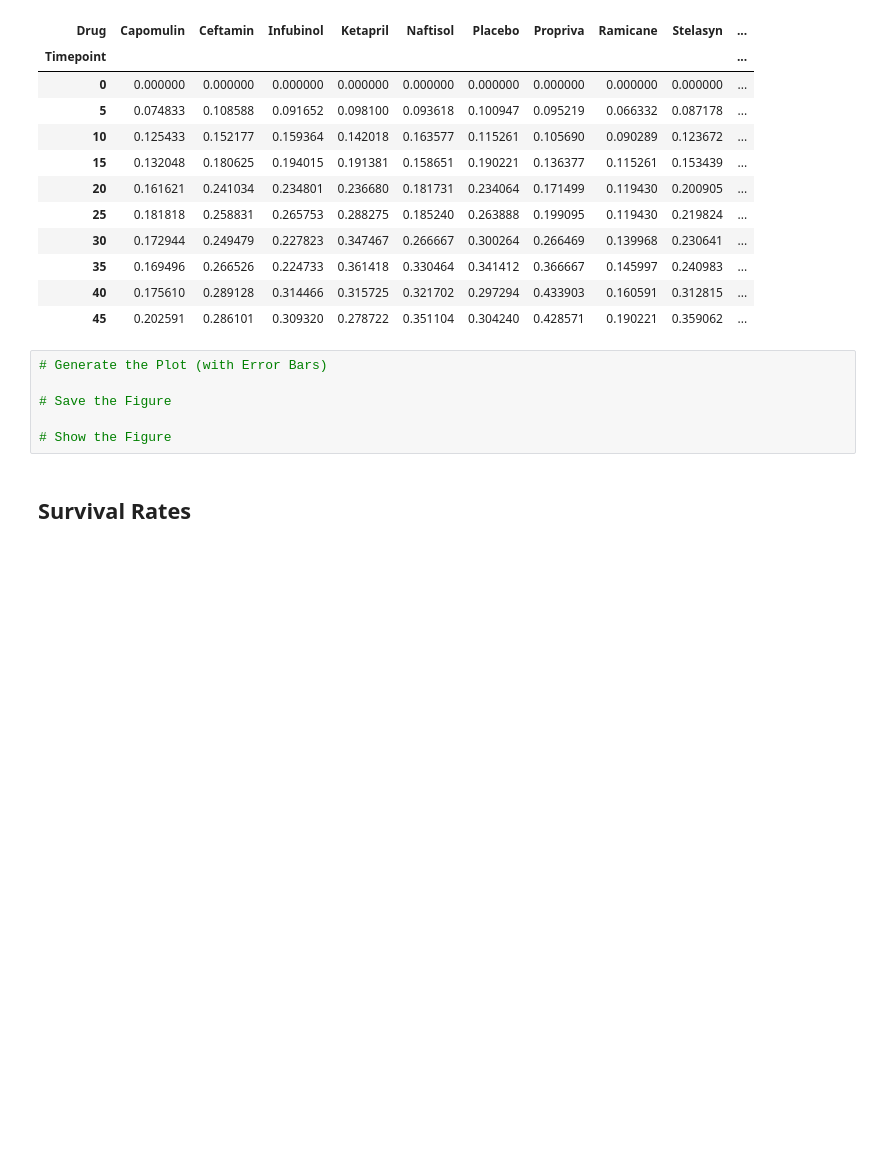
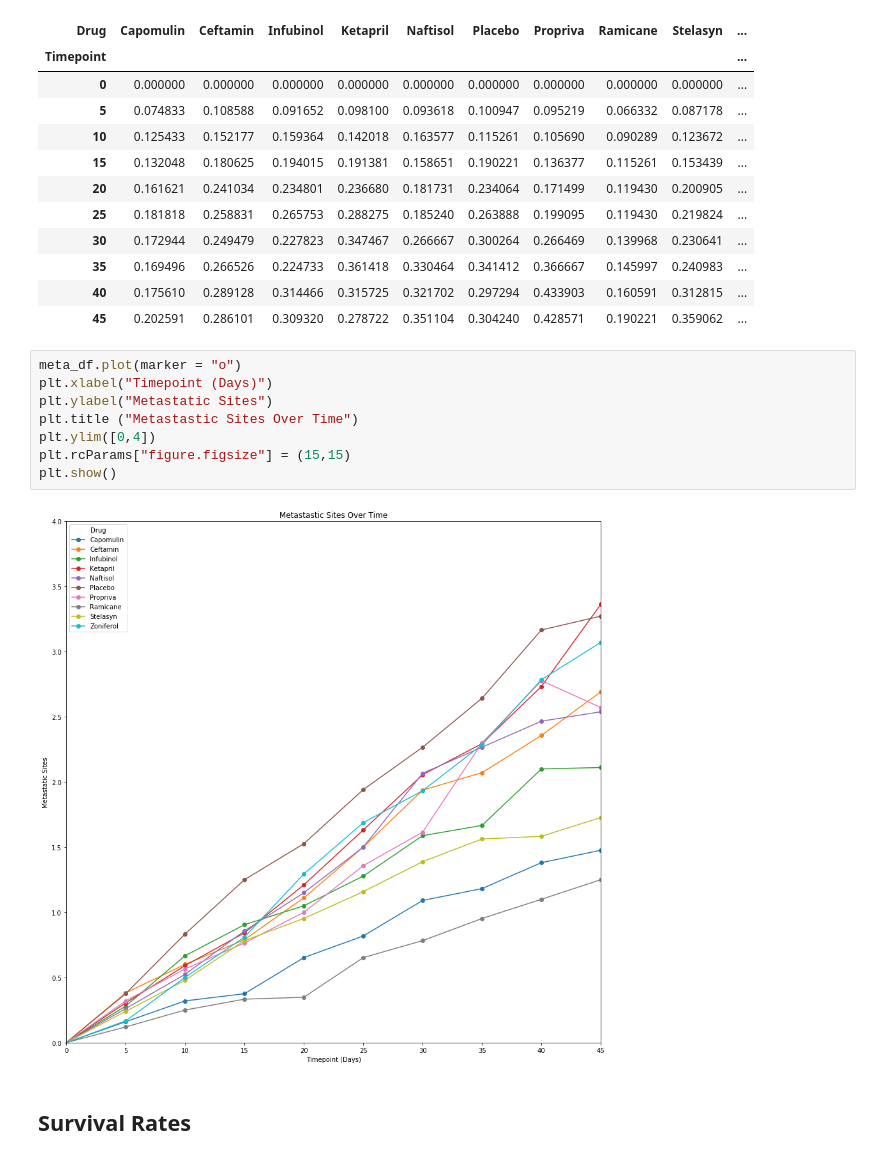
Before and after one commit to cswanson618/matplotlib-challenge, a Jupyter notebook: Pymaceuticals/pymaceuticals_swanson.ipynb, the cells around one changed output. Saved outputs shown, nothing was run; the diff lists cells and outputs as text; blank space fills up the shorter version.

```diff
--- a/Pymaceuticals/pymaceuticals_swanson.ipynb
+++ b/Pymaceuticals/pymaceuticals_swanson.ipynb
@@ -106,12 +110,16 @@ meta_sem_df_final
 | 35 | 0.169496 | 0.266526 | 0.224733 | 0.361418 | 0.330464 | 0.341412 | 0.366667 | 0.145997 | 0.240983 | ... |
 | 40 | 0.175610 | 0.289128 | 0.314466 | 0.315725 | 0.321702 | 0.297294 | 0.433903 | 0.160591 | 0.312815 | ... |
 | 45 | 0.202591 | 0.286101 | 0.309320 | 0.278722 | 0.351104 | 0.304240 | 0.428571 | 0.190221 | 0.359062 | ... |
-# %%
-# Generate the Plot (with Error Bars)
-
-# Save the Figure
-
-# Show the Figure
+# %%
+meta_df.plot(marker = "o")
+plt.xlabel("Timepoint (Days)")
+plt.ylabel("Metastatic Sites")
+plt.title ("Metastastic Sites Over Time")
+plt.ylim([0,4])
+plt.rcParams["figure.figsize"] = (15,15)
+plt.show()
+# %% [output]
+[figure, added]
 # %% [markdown]
 ## Survival Rates
 # %%
```
Also changed, not shown: parts of 6 cells of this notebook.
